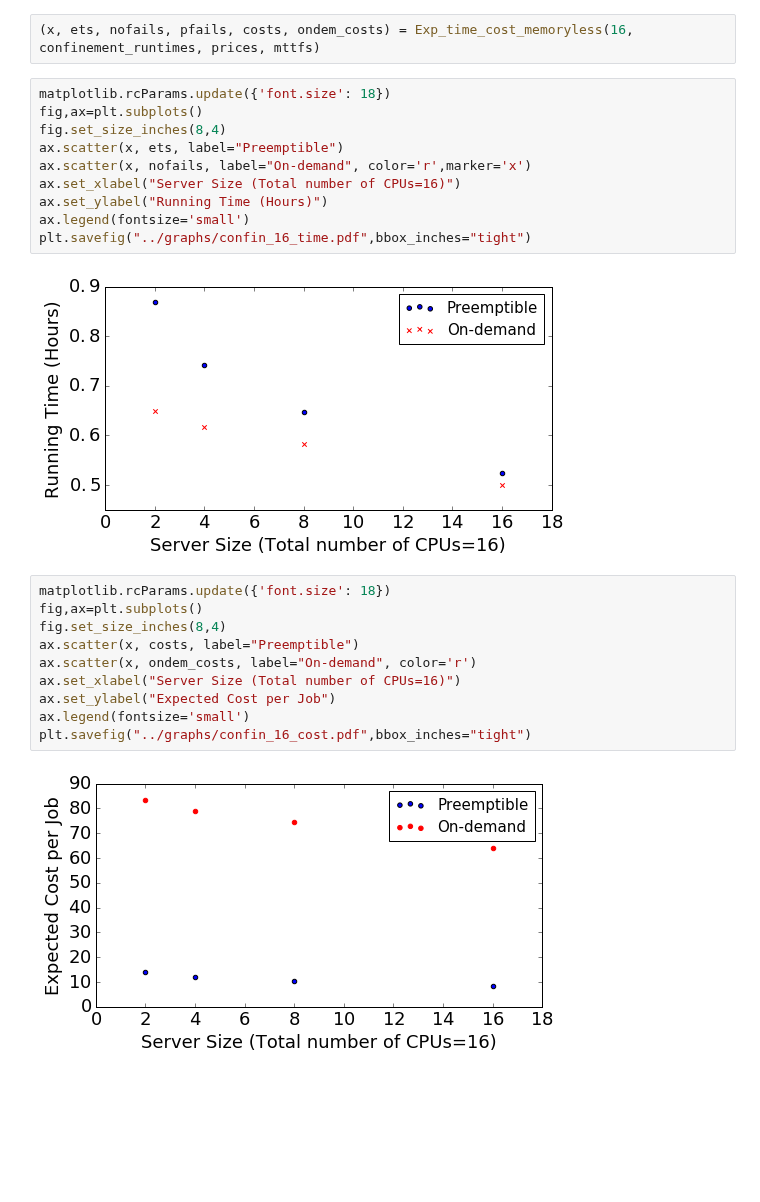
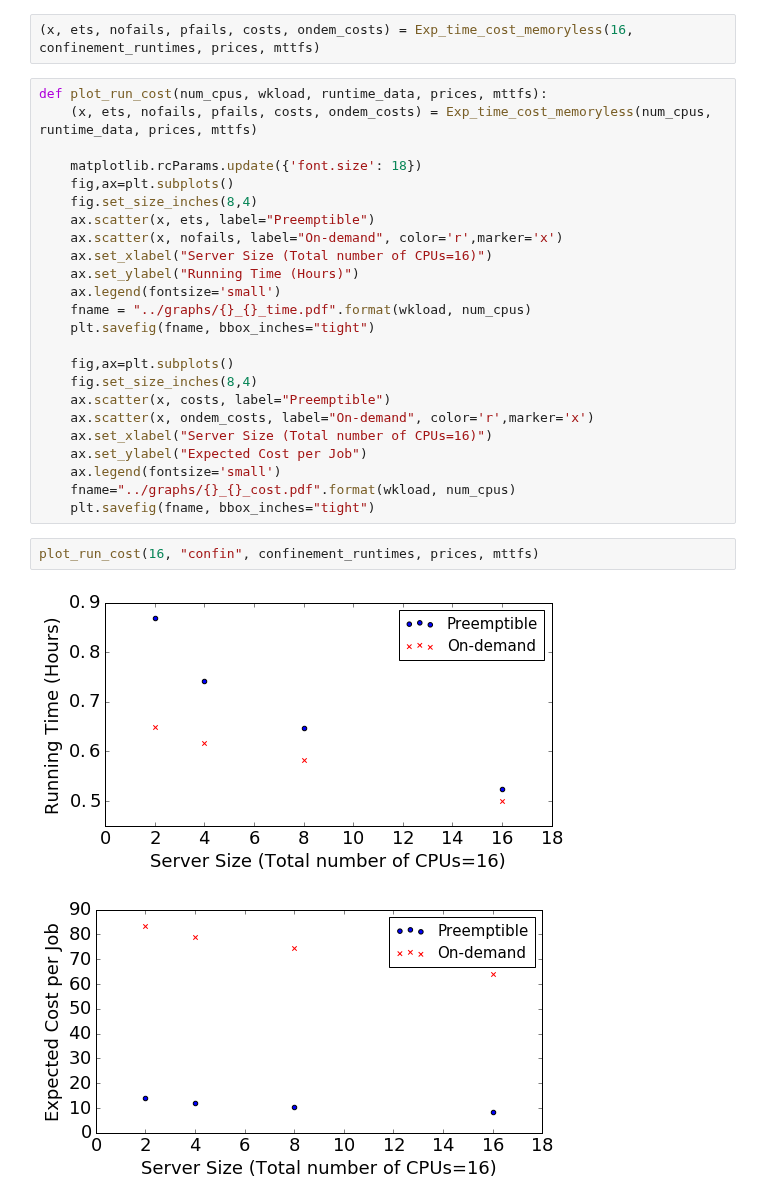
Before and after one commit to prateek-s/scispot, a Jupyter notebook: code/runtime-sim.ipynb, the cells around one changed output. Drawn from its saved outputs; the diff is of its cells as text; blank space fills up the shorter version.

```diff
--- a/code/runtime-sim.ipynb
+++ b/code/runtime-sim.ipynb
@@ -173,26 +174,31 @@ def Exp_time_cost_memoryless(total_cpus, runtimes, prices, mttfs):
 # %%
 (x, ets, nofails, pfails, costs, ondem_costs) = Exp_time_cost_memoryless(16, confinement_runtimes, prices, mttfs)
 # %%
-matplotlib.rcParams.update({'font.size': 18})
-fig,ax=plt.subplots()
-fig.set_size_inches(8,4)
-ax.scatter(x, ets, label="Preemptible")
-ax.scatter(x, nofails, label="On-demand", color='r',marker='x')
-ax.set_xlabel("Server Size (Total number of CPUs=16)")
-ax.set_ylabel("Running Time (Hours)")
-ax.legend(fontsize='small')
-plt.savefig("../graphs/confin_16_time.pdf",bbox_inches="tight")
+def plot_run_cost(num_cpus, wkload, runtime_data, prices, mttfs):
+    (x, ets, nofails, pfails, costs, ondem_costs) = Exp_time_cost_memoryless(num_cpus, runtime_data, prices, mttfs)
+
+    matplotlib.rcParams.update({'font.size': 18})
+    fig,ax=plt.subplots()
+    fig.set_size_inches(8,4)
+    ax.scatter(x, ets, label="Preemptible")
+    ax.scatter(x, nofails, label="On-demand", color='r',marker='x')
+    ax.set_xlabel("Server Size (Total number of CPUs=16)")
+    ax.set_ylabel("Running Time (Hours)")
+    ax.legend(fontsize='small')
+    fname = "../graphs/{}_{}_time.pdf".format(wkload, num_cpus)
+    plt.savefig(fname, bbox_inches="tight")
+
+    fig,ax=plt.subplots()
+    fig.set_size_inches(8,4)
+    ax.scatter(x, costs, label="Preemptible")
+    ax.scatter(x, ondem_costs, label="On-demand", color='r',marker='x')
+    ax.set_xlabel("Server Size (Total number of CPUs=16)")
+    ax.set_ylabel("Expected Cost per Job")
+    ax.legend(fontsize='small')
+    fname="../graphs/{}_{}_cost.pdf".format(wkload, num_cpus)
+    plt.savefig(fname, bbox_inches="tight")
-# %% [output]
-[figure, removed]
-# %%
-matplotlib.rcParams.update({'font.size': 18})
-fig,ax=plt.subplots()
-fig.set_size_inches(8,4)
-ax.scatter(x, costs, label="Preemptible")
-ax.scatter(x, ondem_costs, label="On-demand", color='r')
-ax.set_xlabel("Server Size (Total number of CPUs=16)")
-ax.set_ylabel("Expected Cost per Job")
-ax.legend(fontsize='small')
-plt.savefig("../graphs/confin_16_cost.pdf",bbox_inches="tight")
-# %% [output]
-[figure, removed]
+# %%
+plot_run_cost(16, "confin", confinement_runtimes, prices, mttfs)
+# %% [output]
+[figure, added]
+[figure, added]
```
Also changed, not shown: parts of 1 cell of this notebook, 10 other files.
